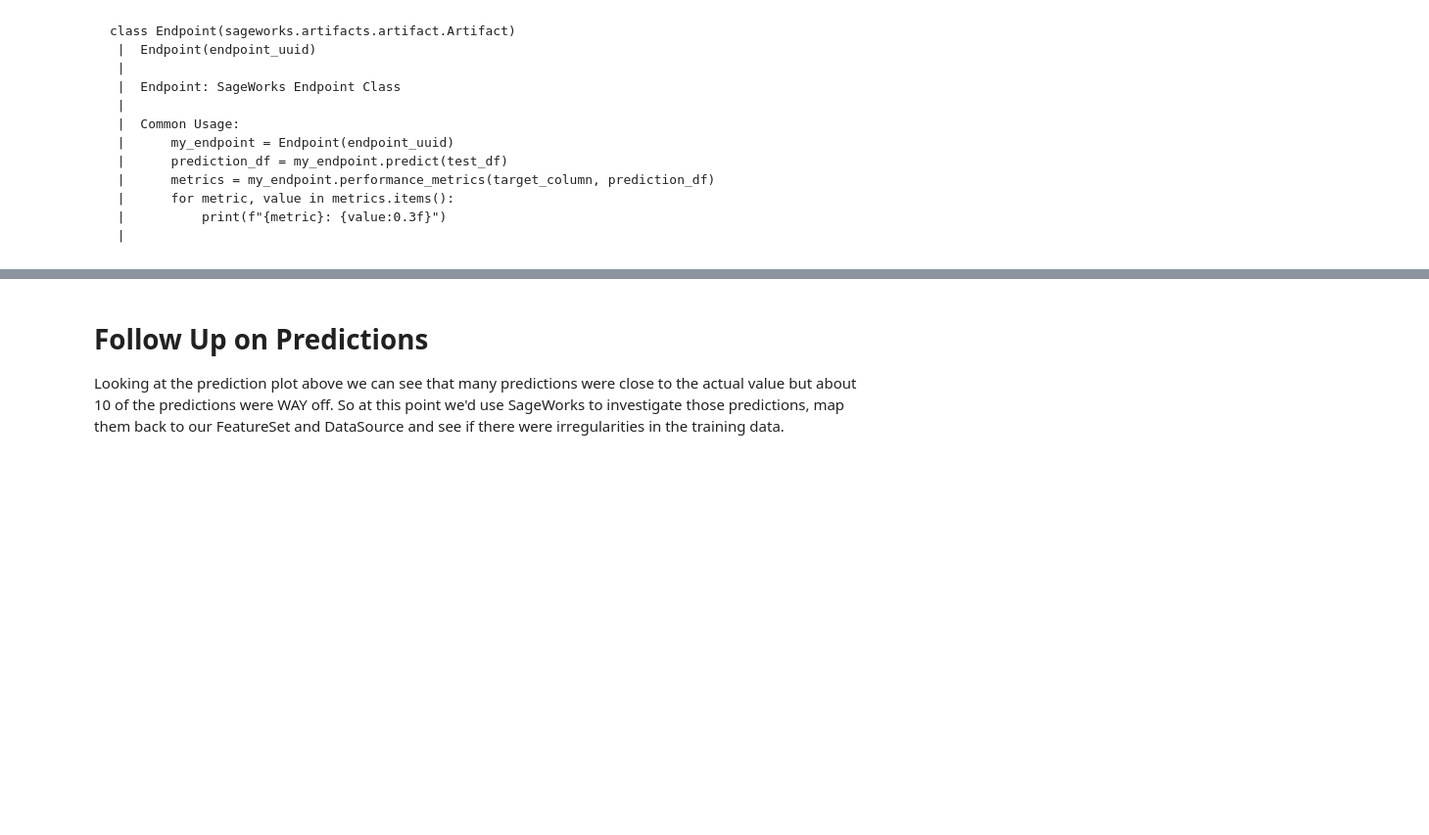
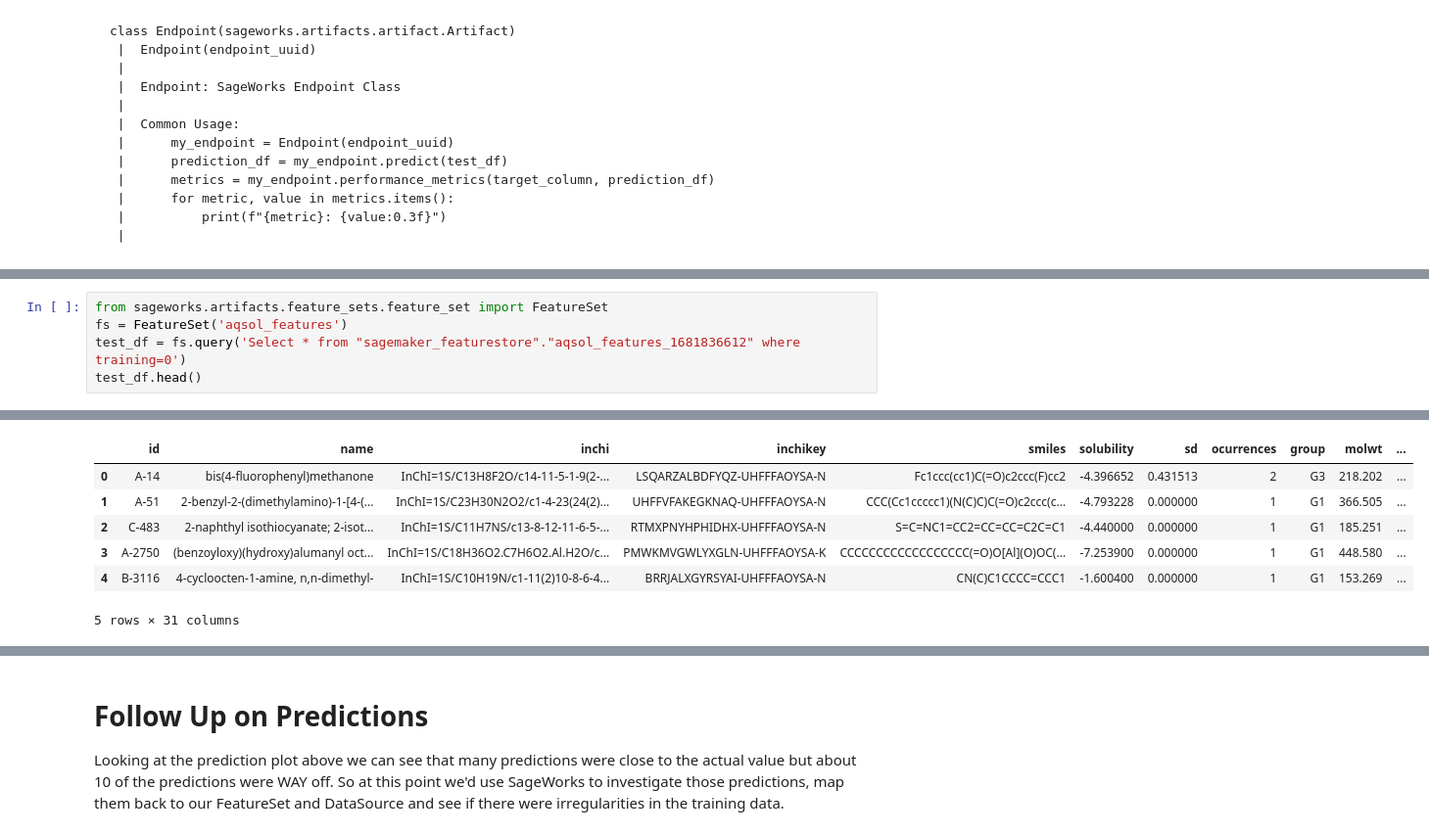
Before and after one commit to SuperCowPowers/workbench, a Jupyter notebook: notebooks/ML_Pipeline_with_SageWorks.ipynb, the cells around one changed output, grey strips where cells are left out. Shown: that part at 98% size. Saved outputs shown, nothing was run; the diff lists cells and outputs as text; blank space fills up the shorter version.

```diff
--- a/notebooks/ML_Pipeline_with_SageWorks.ipynb
+++ b/notebooks/ML_Pipeline_with_SageWorks.ipynb
@@ -300,0 +299,6 @@ my_test_df.head()
+# %%
+from sageworks.artifacts.feature_sets.feature_set import FeatureSet
+fs = FeatureSet('aqsol_features')
+test_df = fs.query('Select * from "sagemaker_featurestore"."aqsol_features_1681836612" where training=0')
+test_df.head()
+# %% [output]
@@ -301,3 +311,10 @@ my_test_df.head()
+|  | id | name | inchi | inchikey | smiles | solubility | sd | ocurrences | group | molwt | ... |
+| 0 | A-14 | bis(4-fluorophenyl)methanone | InChI=1S/C13H8F2O/c14-11-5-1-9(2-... | LSQARZALBDFYQZ-UHFFFAOYSA-N | Fc1ccc(cc1)C(=O)c2ccc(F)cc2 | -4.396652 | 0.431513 | 2 | G3 | 218.202 | ... |
+| 1 | A-51 | 2-benzyl-2-(dimethylamino)-1-[4-(... | InChI=1S/C23H30N2O2/c1-4-23(24(2)... | UHFFVFAKEGKNAQ-UHFFFAOYSA-N | CCC(Cc1ccccc1)(N(C)C)C(=O)c2ccc(c... | -4.793228 | 0.000000 | 1 | G1 | 366.505 | ... |
+| 2 | C-483 | 2-naphthyl isothiocyanate; 2-isot... | InChI=1S/C11H7NS/c13-8-12-11-6-5-... | RTMXPNYHPHIDHX-UHFFFAOYSA-N | S=C=NC1=CC2=CC=CC=C2C=C1 | -4.440000 | 0.000000 | 1 | G1 | 185.251 | ... |
+| 3 | A-2750 | (benzoyloxy)(hydroxy)alumanyl oct... | InChI=1S/C18H36O2.C7H6O2.Al.H2O/c... | PMWKMVGWLYXGLN-UHFFFAOYSA-K | CCCCCCCCCCCCCCCCCC(=O)O[Al](O)OC(... | -7.253900 | 0.000000 | 1 | G1 | 448.580 | ... |
+| 4 | B-3116 | 4-cycloocten-1-amine, n,n-dimethyl- | InChI=1S/C10H19N/c1-11(2)10-8-6-4... | BRRJALXGYRSYAI-UHFFFAOYSA-N | CN(C)C1CCCC=CCC1 | -1.600400 | 0.000000 | 1 | G1 | 153.269 | ... |
+5 rows × 31 columns
 # %%
 # Okay now use the SageWorks Endpoint to make prediction
 # Please note: We would normally make sure our test DataFrame is completely independant of the
```
Also changed, not shown: parts of 12 cells of this notebook.
